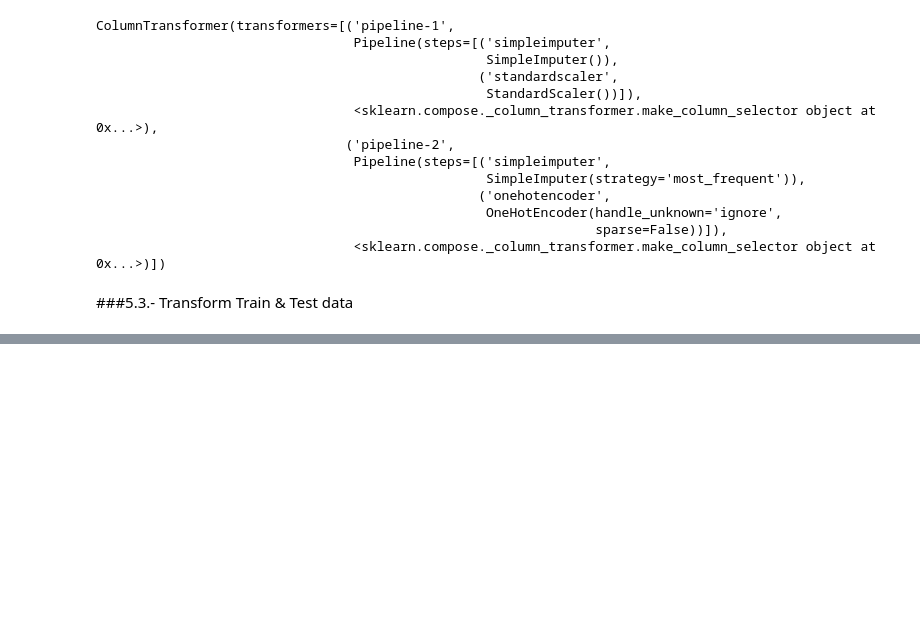
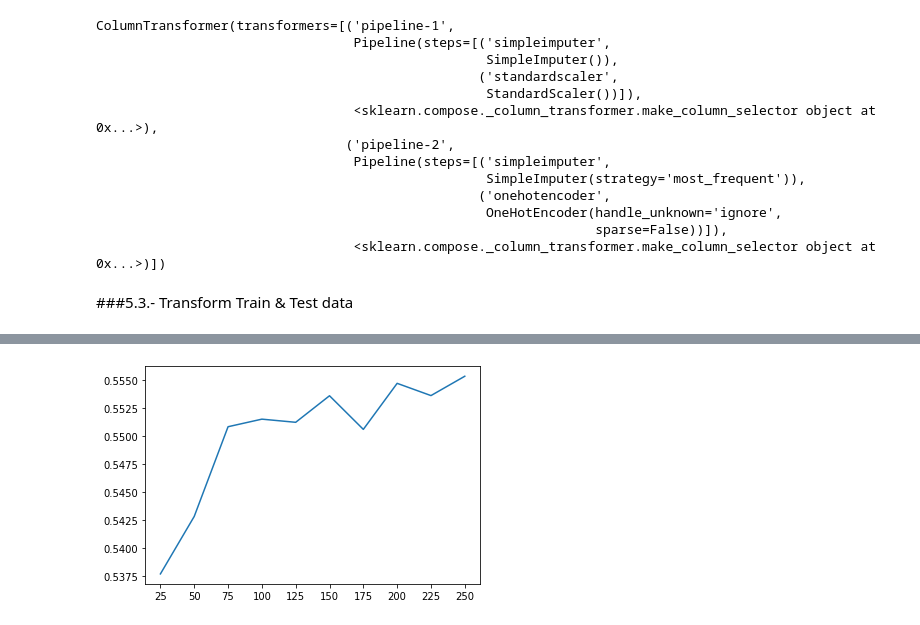
Before and after one commit to edleafvirtual/Project-1.-Big_Mart_Sales_Prediction, a Jupyter notebook: sales_prediction2023_(ML).ipynb, the cells around one changed output, grey strips where cells are left out. Drawn from its saved outputs; the diff is of its cells as text; code cells hidden in the pictures; blank space fills up the shorter version.

```diff
--- a/sales_prediction2023_(ML).ipynb
+++ b/sales_prediction2023_(ML).ipynb
@@ -1460,0 +628,21 @@ plot_dist(viz_df);
+# %%
+# Let's see if we can improve our score by tuning the number of estimators, finding the optimal Max Depth (hyperparameter tuning).
+
+# List of estimator values.
+n_ests = [25, 50, 75, 100, 125, 150, 175, 200, 225, 250]
+# %%
+# Dataframe to store the scores.
+scores_forest1 = pd.DataFrame(index=n_ests, columns=['Test Score', 'Train Score'])
+# %%
+# Let's create our loop.
+for n in n_ests:
+   model = RandomForestRegressor(max_depth=max(est_depths), n_estimators=n)
+   model.fit(X_train_processed, y_train)
+   scores_forest1.loc[n, 'Train Score'] = model.score(X_train_processed, y_train)
+   scores_forest1.loc[n, 'Test Score'] = model.score(X_test_processed, y_test)
+# %%
+# Let's plot the results.
+plt.plot(scores_forest1['Test Score'])
+plt.xticks(n_ests);
+# %% [output]
+[figure, added]
```
Also changed, not shown: parts of 155 cells of this notebook.
